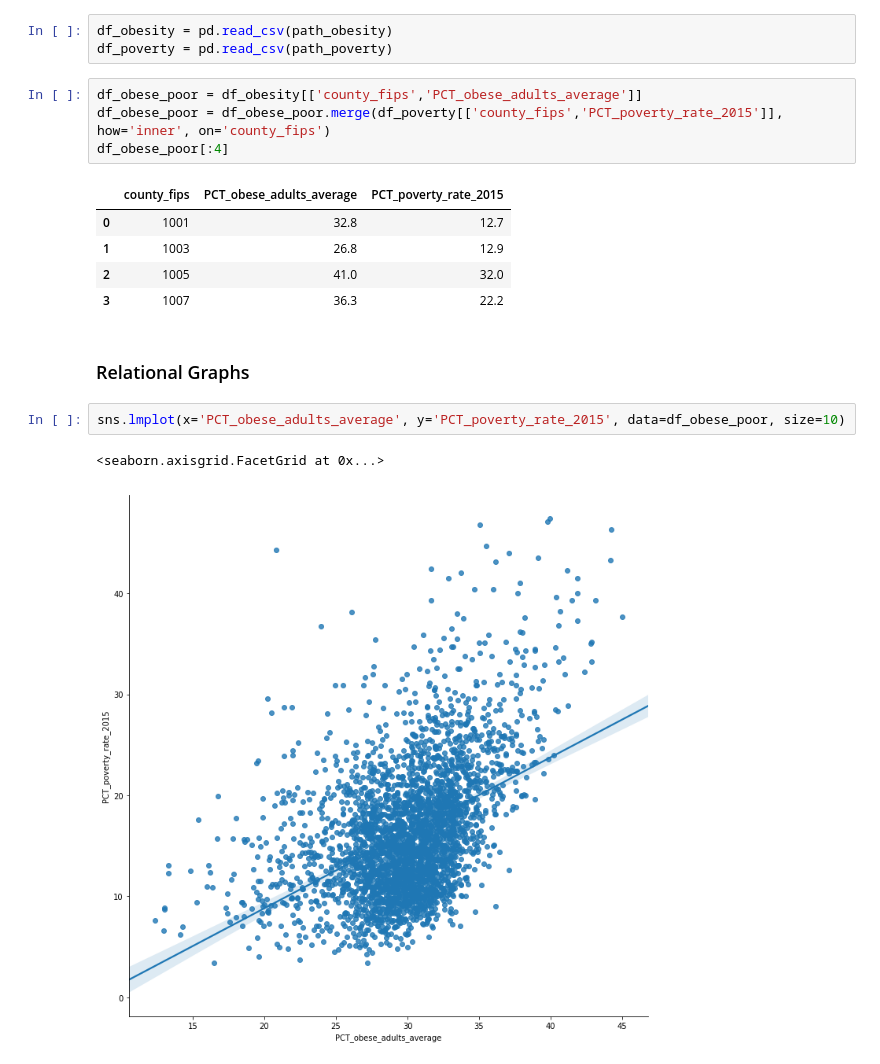
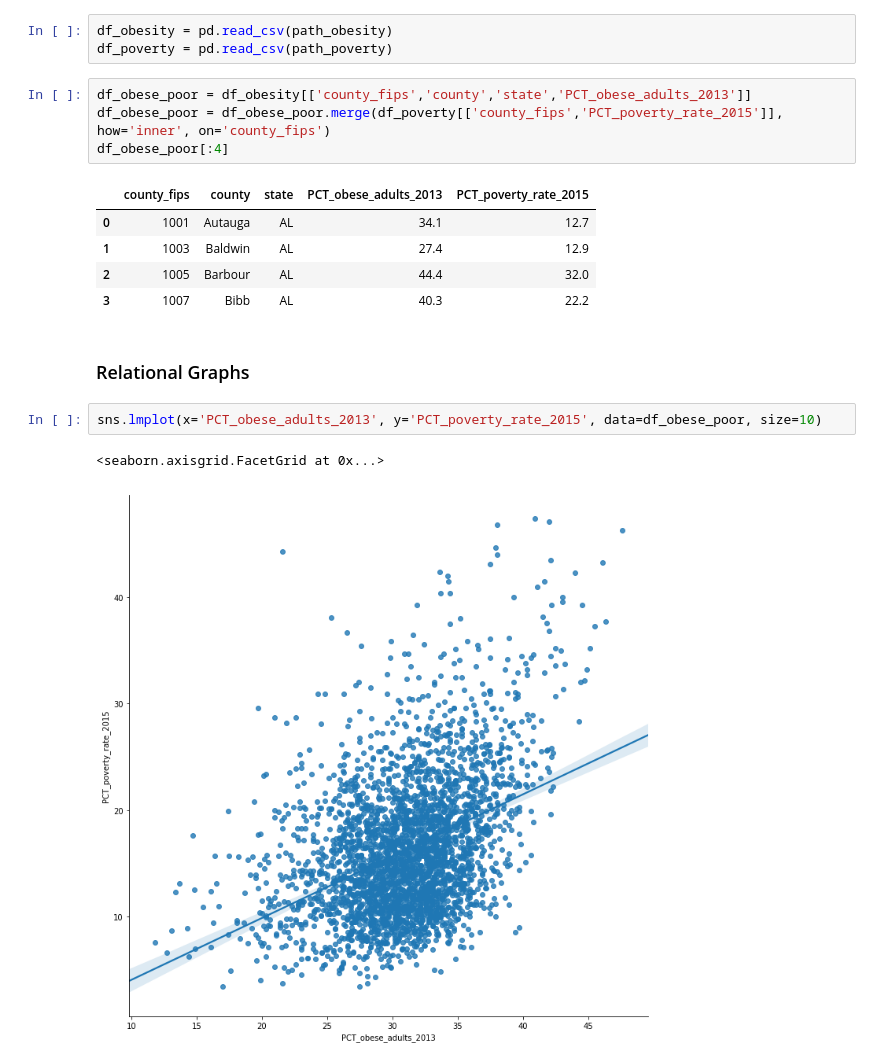
Before and after one commit to rendermat/datafriends_workshop, a Jupyter notebook: explore_data/Poverty_02_MAT.ipynb, the cells around one changed output. Cells and saved outputs as stored; diff of their text form.

```diff
--- a/explore_data/Poverty_02_MAT.ipynb
+++ b/explore_data/Poverty_02_MAT.ipynb
@@ -31,20 +31,20 @@ path_poverty = os.path.join(path_inter, 'poverty_refined_data.csv')
 df_obesity = pd.read_csv(path_obesity)
 df_poverty = pd.read_csv(path_poverty)
 # %%
-df_obese_poor = df_obesity[['county_fips','PCT_obese_adults_average']]
+df_obese_poor = df_obesity[['county_fips','county','state','PCT_obese_adults_2013']]
 df_obese_poor = df_obese_poor.merge(df_poverty[['county_fips','PCT_poverty_rate_2015']], how='inner', on='county_fips')
 df_obese_poor[:4]
 # %% [output]
-|  | county_fips | PCT_obese_adults_average | PCT_poverty_rate_2015 |
-| 0 | 1001 | 32.8 | 12.7 |
-| 1 | 1003 | 26.8 | 12.9 |
-| 2 | 1005 | 41.0 | 32.0 |
-| 3 | 1007 | 36.3 | 22.2 |
+|  | county_fips | county | state | PCT_obese_adults_2013 | PCT_poverty_rate_2015 |
+| 0 | 1001 | Autauga | AL | 34.1 | 12.7 |
+| 1 | 1003 | Baldwin | AL | 27.4 | 12.9 |
+| 2 | 1005 | Barbour | AL | 44.4 | 32.0 |
+| 3 | 1007 | Bibb | AL | 40.3 | 22.2 |
 # %% [markdown]
 ### Relational Graphs
 # %%
-sns.lmplot(x='PCT_obese_adults_average', y='PCT_poverty_rate_2015', data=df_obese_poor, size=10)
+sns.lmplot(x='PCT_obese_adults_2013', y='PCT_poverty_rate_2015', data=df_obese_poor, size=10)
 # %% [output]
 <seaborn.axisgrid.FacetGrid at 0x...>
-[figure, old version]
+[figure, new version]
 # %%
```
Also changed, not shown: parts of 1 cell of this notebook, 9 other files.
